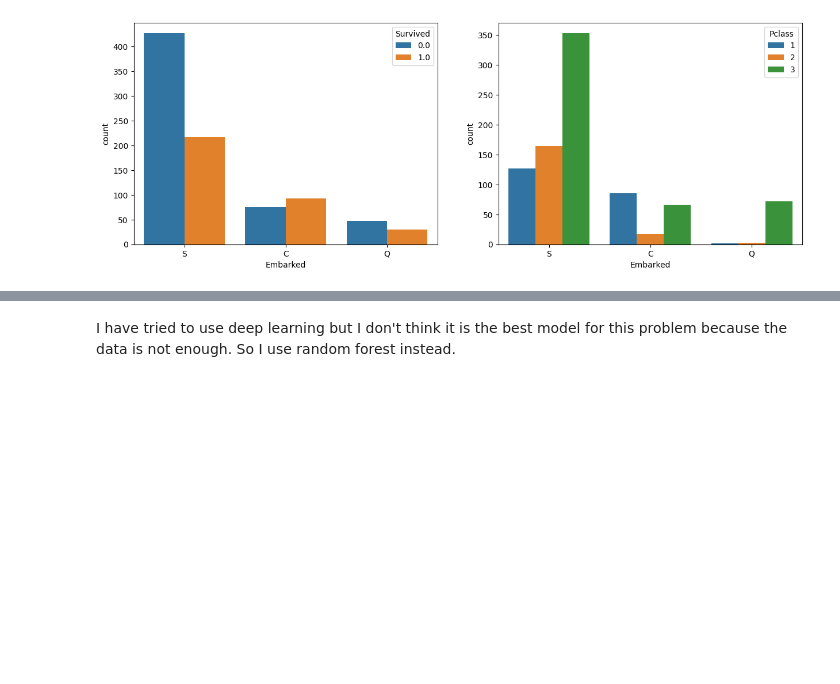
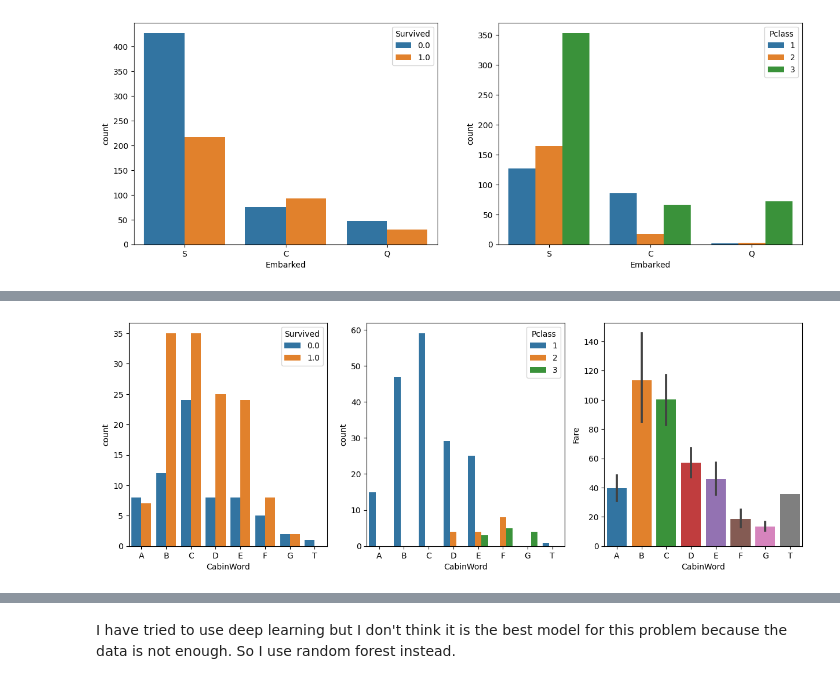
Before and after one commit to ccdarvin/competitions, a Jupyter notebook: kaggle/Titanic - Machine Learning from Disaster/notebook.ipynb, the cells around one changed output, grey strips where cells are left out. Saved outputs shown, nothing was run; the diff lists cells and outputs as text; code cells hidden in the pictures; blank space fills up the shorter version.

```diff
--- a/kaggle/Titanic - Machine Learning from Disaster/notebook.ipynb
+++ b/kaggle/Titanic - Machine Learning from Disaster/notebook.ipynb
@@ -229,11 +127,0 @@ sns.boxplot(x='CabinType', y='Fare', data=data[(data['test'] == False) & (data['
-# %%
-# ticket number
-ticket = data['Ticket'].str.split(' ', expand=True)
-ticket_number = ticket[1].where(~ticket[1].isna(), ticket[0])
-ticket_number = ticket_number.replace('LINE', 0).replace('Basle', 0)
-ticket_number = ticket_number.astype('float64')
-data['Ticket number'] = ticket_number
-# %%
-# Sex
-data['Sex'] = (data['Sex'] == 'male').astype(int)
-data.head()
@@ -245,0 +128,50 @@ X_train.isna().sum(axis=0)
+# %%
+# Age
+group_df = data.groupby('Group')['Age'].mean()
+data['Age'] = data.apply(lambda x: group_df[x['Group']] if pd.isna(x['Age']) else x['Age'], axis=1)
+data['GroupAge'] = pd.cut(data['Age'], bins=[0, 12, 18, 40, 60, 200], labels=["Child", "Teenager", "Adult", "MiddleAge", "Old"])
+group_age_map = {'Child': 0, 'Teenager': 1, 'Adult': 2, 'MiddleAge': 3, 'Old': 4}
+data['GroupAgeEncode'] = data['GroupAge'].map(group_age_map).astype(int)
+# %%
+# Cabin
+data['CabinWord'] = data['Cabin'].str.extract('([A-Za-z]+)', expand=False)
+
+cabin_df = data[data['test'] == False]
+fig, ax = plt.subplots(1, 3, figsize=(15, 5))
+sns.countplot(x='CabinWord', data=cabin_df.sort_values(by='CabinWord'), hue='Survived', ax=ax[0])
+sns.countplot(x='CabinWord', data=cabin_df.sort_values(by='CabinWord'), hue='Pclass', ax=ax[1])
+# add mean of age by cabin
+sns.barplot(x='CabinWord', y='Fare', data=cabin_df.sort_values(by='CabinWord'), ax=ax[2])
+plt.show()
+
+def cabin_fillna(row):
+    if not row['CabinWord']:
+        return row['CabinWord']
+    if row['Pclass'] == 1 and row['Fare'] > 100:
+        return 'B'
+    elif row['Pclass'] == 1 and row['Fare'] > 60:
+        return 'C'
+    elif row['Pclass'] == 1 and row['Fare'] > 50:
+        return 'D'
+    elif row['Pclass'] == 1:
+        return 'E'
+    elif row['Pclass'] == 2 and row['Fare'] > 50:
+        return 'D'
+    elif row['Pclass'] == 2 and row['Fare'] > 20:
+        return 'E'
+    elif row['Pclass'] == 2:
+        return 'F'
+    elif row['Pclass'] == 3 and row['Fare'] > 20:
+        return 'E'
+    elif row['Pclass'] == 3 and row['Fare'] > 15:
+        return 'F'
+    else:
+        return 'G'
+
+
+data['CabinWord'] = data.apply(cabin_fillna, axis=1)
+cabin_map = {'A': 0, 'B': 1, 'C': 2, 'D': 3, 'E': 4, 'F':5, 'G':6, 'T':7}
+data['CabinEncode'] = data['CabinWord'].map(cabin_map)
+# maybe then important check number of cabin
+# %% [output]
+[figure, added]
```
Also changed, not shown: parts of 45 cells of this notebook, 2 other files.
